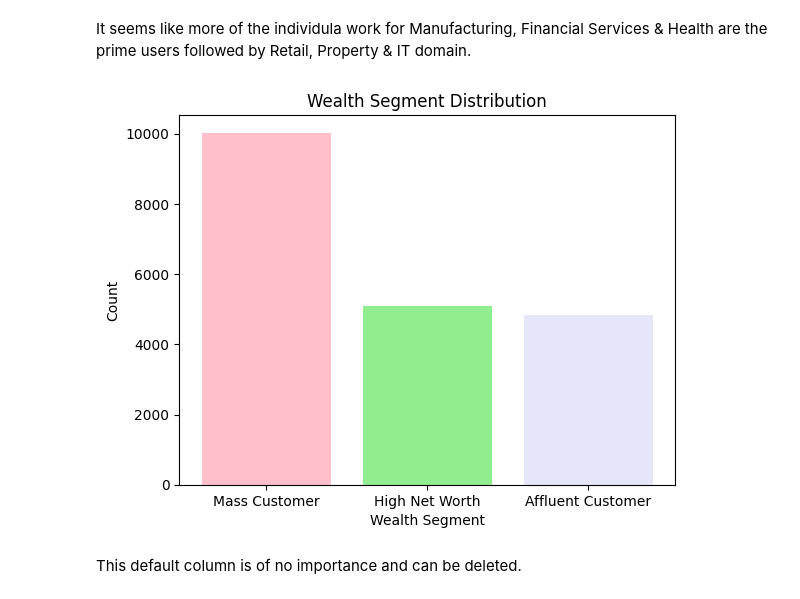
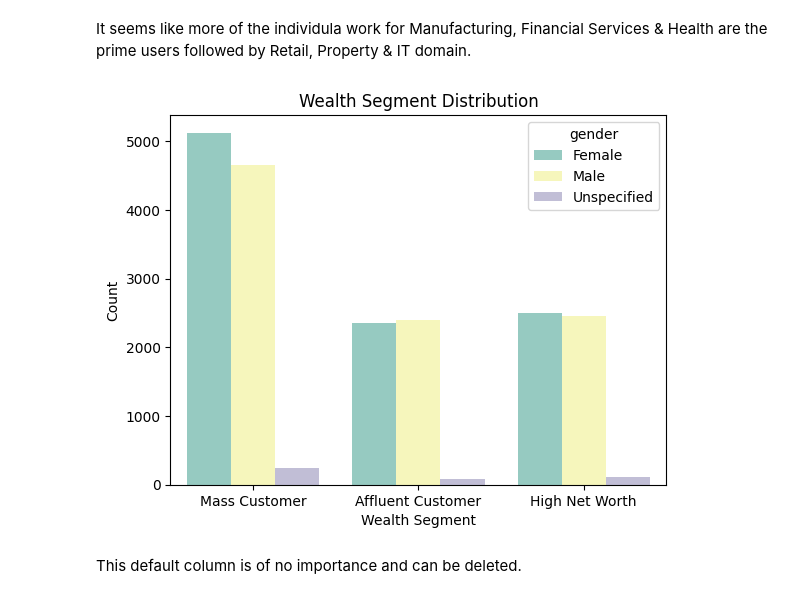
Before and after one commit to ManishRawat07/Virtual-Internships, a Jupyter notebook: 3. KPMG Virtual Internship - Data Analytics/Task 2. Data Insights/Task2 - Modelling.ipynb, the cells around one changed output. Saved outputs shown, nothing was run; the diff lists cells and outputs as text; code cells hidden in the pictures.

```diff
--- a/3. KPMG Virtual Internship - Data Analytics/Task 2. Data Insights/Task2 - Modelling.ipynb
+++ b/3. KPMG Virtual Internship - Data Analytics/Task 2. Data Insights/Task2 - Modelling.ipynb
@@ -272,17 +238,16 @@ plt.show()
 # %% [markdown]
 It seems like more of the individula work for Manufacturing, Financial Services & Health are the prime users followed by Retail, Property & IT domain.
 # %%
-# 6. Checking wealth_segment
-
+# Checking wealth_segment
 wealth_segment = df['wealth_segment'].value_counts()
 
-# Plotting the gender counts with color
-plt.bar(wealth_segment.index, wealth_segment.values, color=['pink', 'lightgreen', 'lavender'])
+# Plotting the wealth segment counts with hue
+sns.countplot(x='wealth_segment', data=df, hue='gender', palette='Set3')
 plt.xlabel('Wealth Segment')
 plt.ylabel('Count')
 plt.title('Wealth Segment Distribution')
 
 plt.show()
 # %% [output]
-[figure, old version]
+[figure, new version]
 # %%
```
Also changed, not shown: parts of 32 cells of this notebook.
